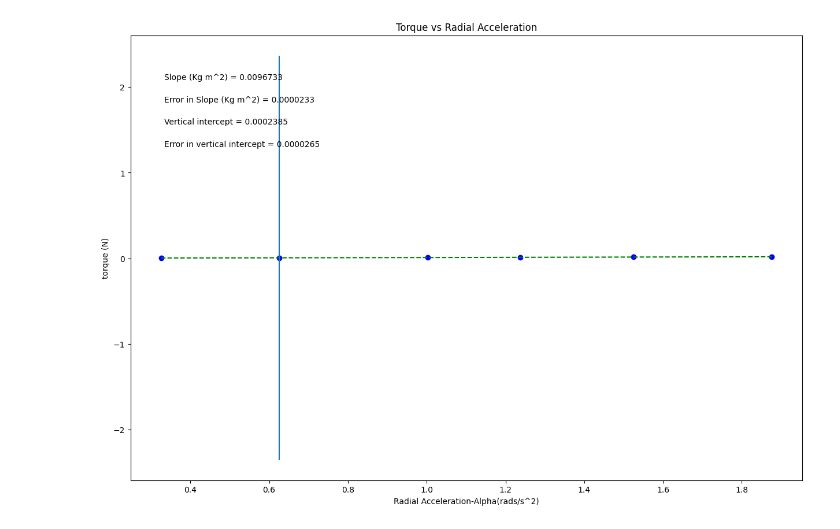
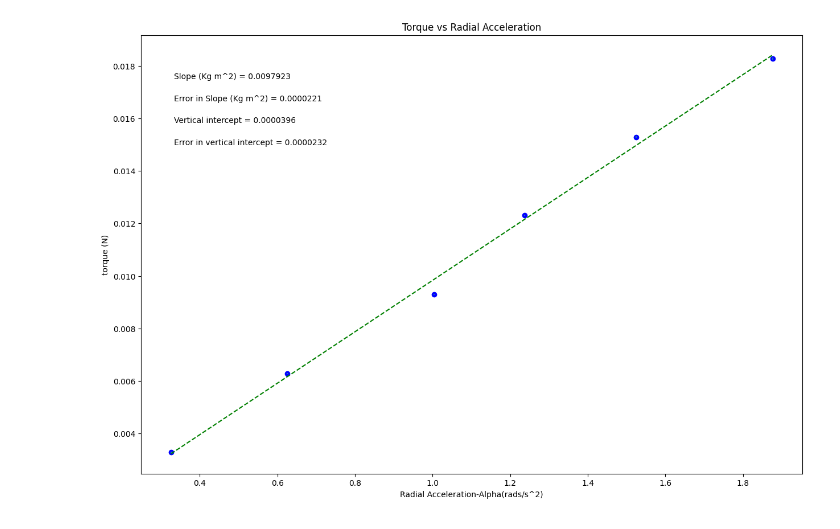
Before and after one commit to chris-jenemann/PHSX-Lab, a Jupyter notebook: Lab_7.ipynb, the cells around one changed output. Drawn from its saved outputs; the diff is of its cells as text; code cells hidden in the pictures.

```diff
--- a/Lab_7.ipynb
+++ b/Lab_7.ipynb
@@ -19,11 +19,11 @@ import matplotlib.pyplot as plt
 #variable names should start with a letter and must contain only letters, numbers, and underscores
 
 
-alpha = np.array([0.325732899,0.625407166,1.003257329,1.237785016,1.524429967,1.876221498]-)
+alpha = np.array([0.325732899,0.625407166,1.003257329,1.237785016,1.524429967,1.876221498])
 
 torque = np.array([0.003296098,0.00628823, 0.009291451,0.012308903,0.015292835,0.018272211])
 
-err_torque= np.array([2.19514E-05,2.36121E-0, 2.61055E-05,2.9236E-05,3.27577E-05,3.66073E-05])
+err_torque= np.array([2.19514E-05,2.36121E-05, 2.61055E-05,2.9236E-05,3.27577E-05,3.66073E-05])
 
 
 
@@ -92,31 +92,31 @@ elif annotation_placement==3 or annotation_placement==4:
 #Don't need to change anything in this section!
 
 #Plot data on graph. Plot error bars and place values for slope,
 #error in slope, and vertical intercept (plus error) on the plot using "annotate"
 
 plt.figure(figsize=(15,10))
 
 plt.plot(x, fit, color='green', linestyle='--')
 plt.scatter(x, y, color='blue', marker='o')
 
 plt.xlabel(x_label)
 plt.ylabel(y_label)
 plt.title(plot_title)
 
 plt.errorbar(x, y, yerr=dy, xerr=None, fmt="none") #don't need to plot x error bars
 
 plt.annotate('Slope ({}) = {value:.{digits}f}'.format(slope_units,value=m, digits=7),
              (xpos, ypos[0]), xycoords='axes fraction')
 
 plt.annotate('Error in Slope ({}) = {value:.{digits}f}'.format(slope_units,value=dm, digits=7),
              (xpos, ypos[1]), xycoords='axes fraction')
 
 plt.annotate('Vertical intercept = {value:.{digits}f}'.format(value=b, digits=7),
              (xpos, ypos[2]), xycoords='axes fraction')
 
 plt.annotate('Error in vertical intercept = {value:.{digits}f}'.format(value=db, digits=7),
              (xpos, ypos[3]), xycoords='axes fraction')
 
 plt.show()
 # %% [output]
-[figure, old version]
+[figure, new version]
```
